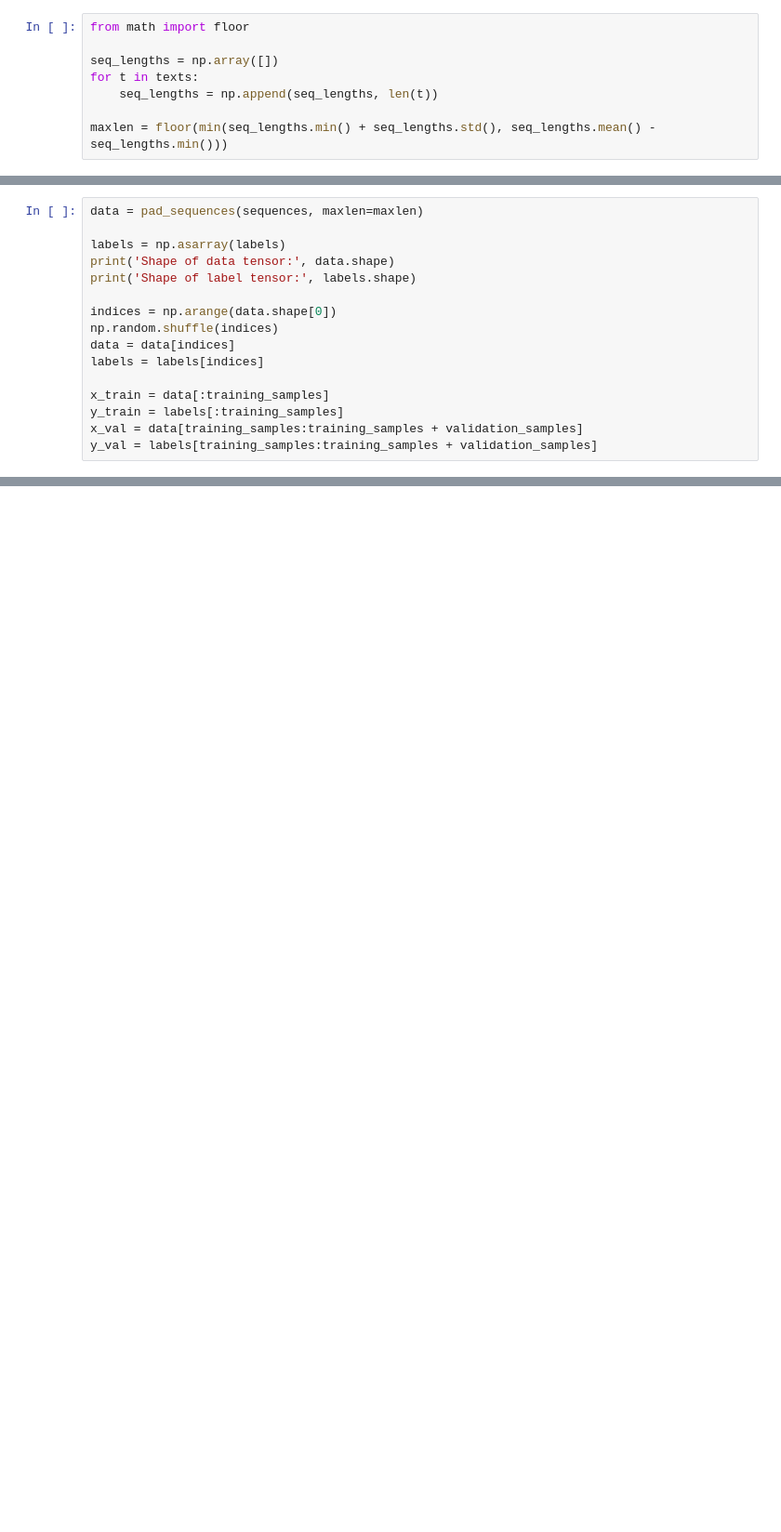
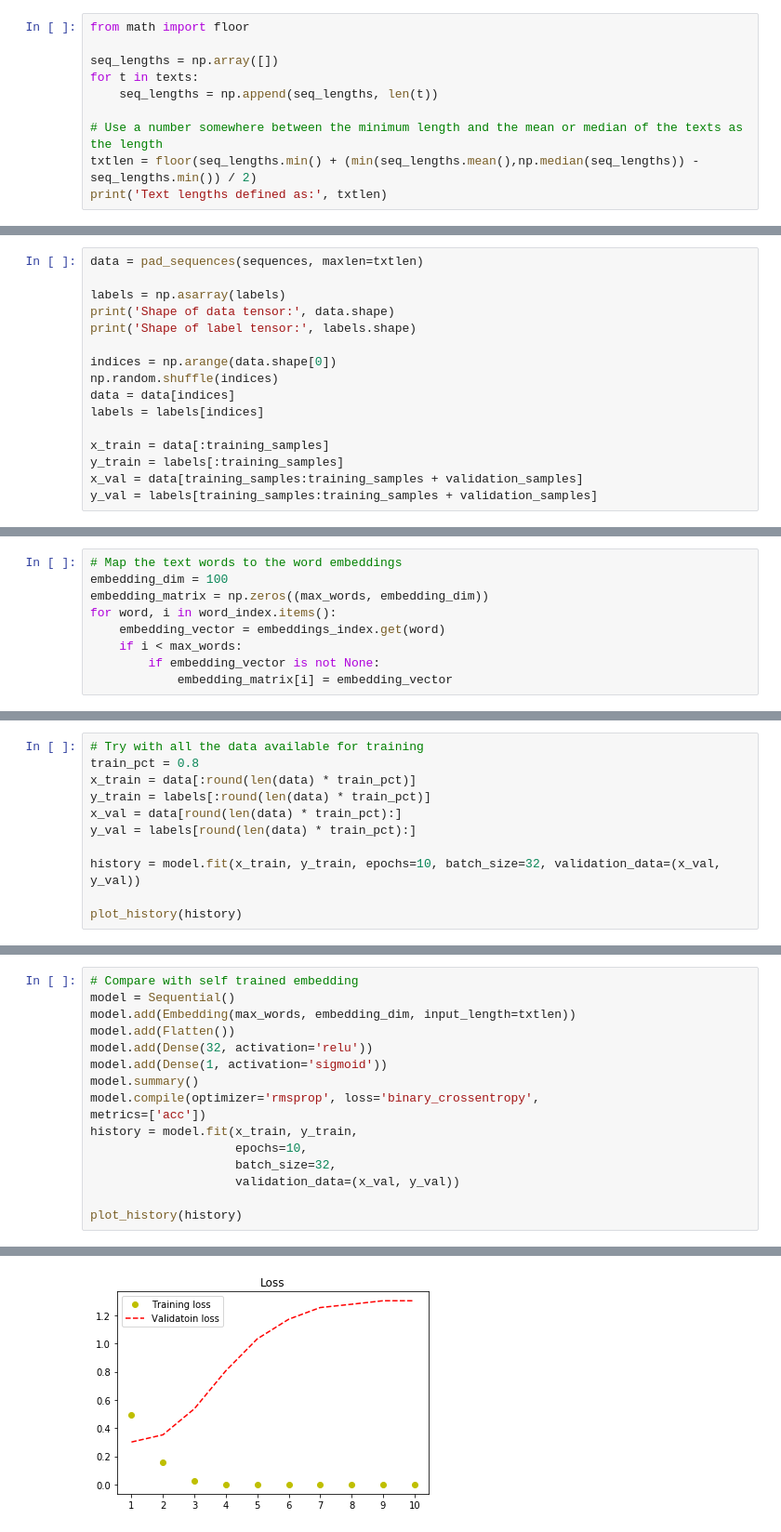
Before and after one commit to danitrod/chollet-deep-learning, a Jupyter notebook: chapter-6-rnns/pretrained_embeddings.ipynb, the cells around one changed output, grey strips where cells are left out. Shown: that part at 93% size. Drawn from its saved outputs; the diff is of its cells as text; blank space fills up the shorter version.

Commit message:
Finish pretrained embeddings, add RNNs

```diff
--- a/chapter-6-rnns/pretrained_embeddings.ipynb
+++ b/chapter-6-rnns/pretrained_embeddings.ipynb
@@ -46,4 +46,6 @@ seq_lengths = np.array([])
 for t in texts:
     seq_lengths = np.append(seq_lengths, len(t))
 
-maxlen = floor(min(seq_lengths.min() + seq_lengths.std(), seq_lengths.mean() - seq_lengths.min()))
+# Use a number somewhere between the minimum length and the mean or median of the texts as the length
+txtlen = floor(seq_lengths.min() + (min(seq_lengths.mean(),np.median(seq_lengths)) - seq_lengths.min()) / 2)
+print('Text lengths defined as:', txtlen)
@@ -50,5 +54,5 @@ maxlen = floor(min(seq_lengths.min() + seq_lengths.std(), seq_lengths.mean() - s
 # %%
-data = pad_sequences(sequences, maxlen=maxlen)
+data = pad_sequences(sequences, maxlen=txtlen)
 
 labels = np.asarray(labels)
 print('Shape of data tensor:', data.shape)
@@ -72,0 +100,9 @@ print(x_train.shape,y_train.shape,x_val.shape,y_val.shape)
+# %%
+# Map the text words to the word embeddings
+embedding_dim = 100
+embedding_matrix = np.zeros((max_words, embedding_dim))
+for word, i in word_index.items():
+    embedding_vector = embeddings_index.get(word)
+    if i < max_words:
+        if embedding_vector is not None:
+            embedding_matrix[i] = embedding_vector
@@ -72,0 +176,11 @@ print(x_train.shape,y_train.shape,x_val.shape,y_val.shape)
+# %%
+# Try with all the data available for training
+train_pct = 0.8
+x_train = data[:round(len(data) * train_pct)]
+y_train = labels[:round(len(data) * train_pct)]
+x_val = data[round(len(data) * train_pct):]
+y_val = labels[round(len(data) * train_pct):]
+
+history = model.fit(x_train, y_train, epochs=10, batch_size=32, validation_data=(x_val, y_val))
+
+plot_history(history)
@@ -72,0 +210,17 @@ print(x_train.shape,y_train.shape,x_val.shape,y_val.shape)
+# %%
+# Compare with self trained embedding
+model = Sequential()
+model.add(Embedding(max_words, embedding_dim, input_length=txtlen))
+model.add(Flatten())
+model.add(Dense(32, activation='relu'))
+model.add(Dense(1, activation='sigmoid'))
+model.summary()
+model.compile(optimizer='rmsprop', loss='binary_crossentropy',
+metrics=['acc'])
+history = model.fit(x_train, y_train,
+                    epochs=10,
+                    batch_size=32,
+                    validation_data=(x_val, y_val))
+
+plot_history(history)
+# %% [output]
@@ -72,0 +244 @@ print(x_train.shape,y_train.shape,x_val.shape,y_val.shape)
+[figure, added]
```
Also changed, not shown: parts of 17 cells of this notebook, 3 other files.
